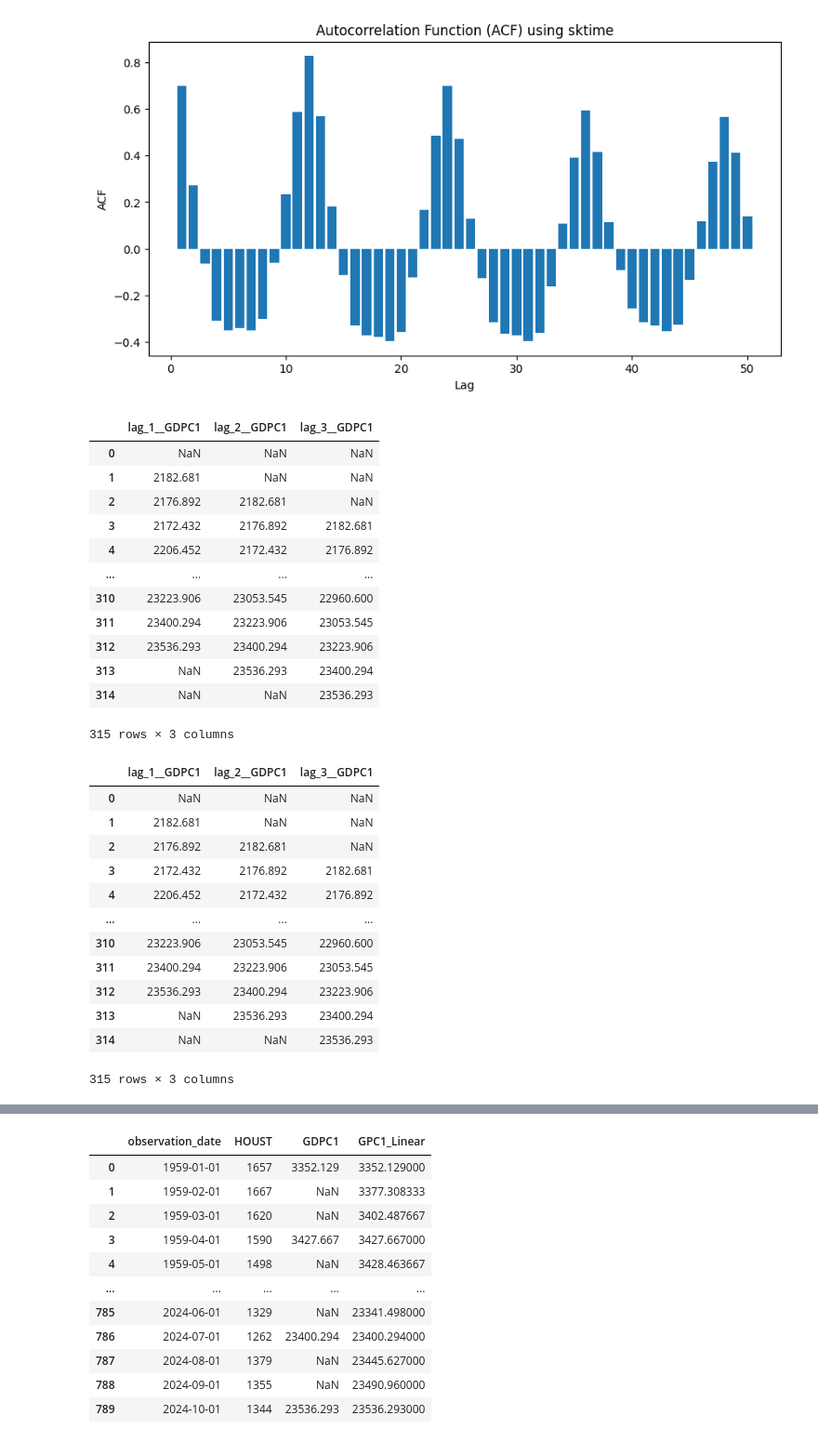
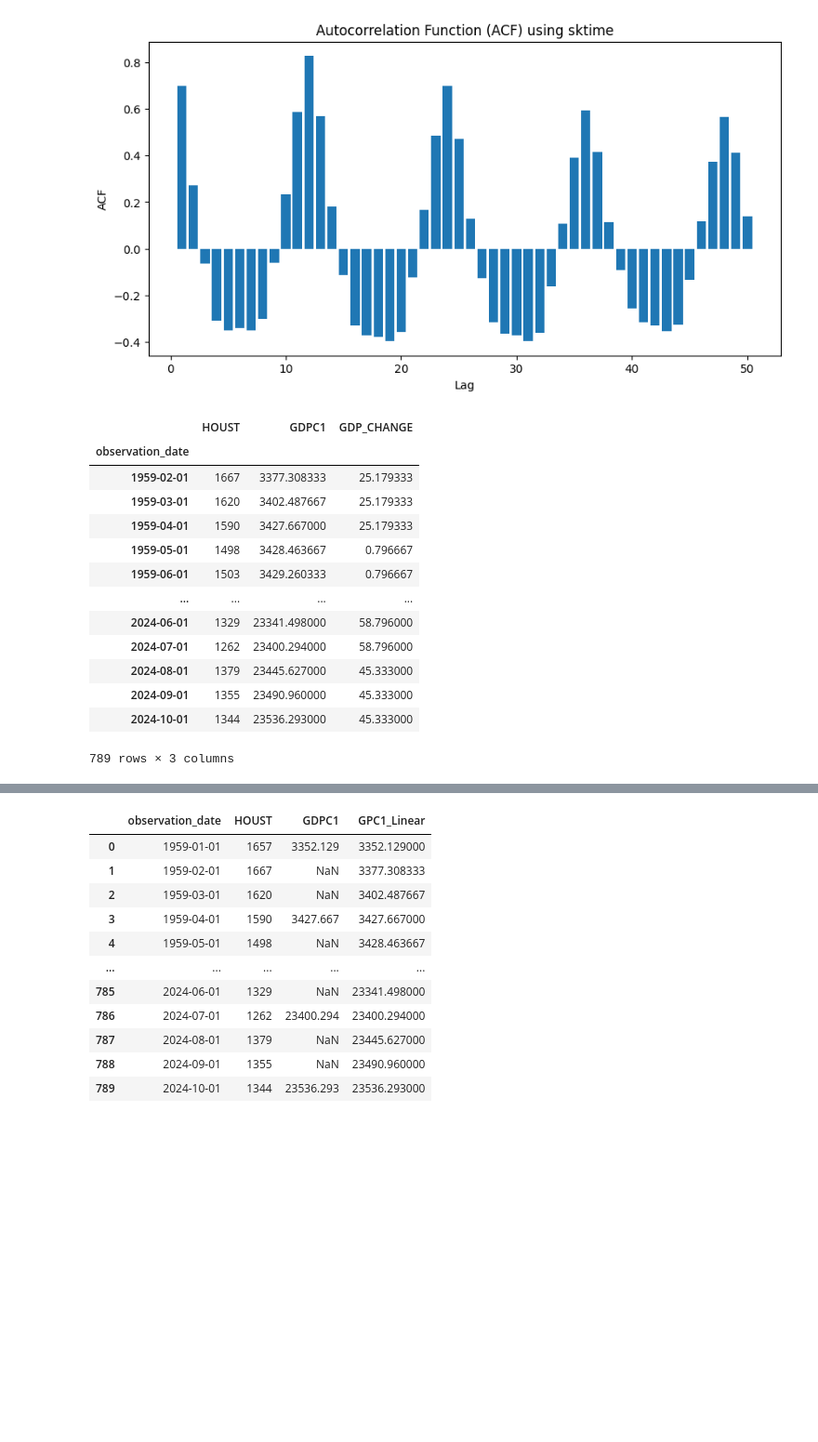
Before and after one commit to venkateshsoundar/DATA607W2025, a Jupyter notebook: lecture09.ipynb, the cells around one changed output, grey strips where cells are left out. Shown at 93% size. Saved outputs shown, nothing was run; the diff lists cells and outputs as text; code cells hidden in the pictures; blank space fills up the shorter version.

```diff
--- a/lecture09.ipynb
+++ b/lecture09.ipynb
@@ -148,37 +147,0 @@ gdpc1 = pd.read_csv("~/Downloads/GDPC1.csv", parse_dates=["observation_date"])
-# %%
-from sktime.transformations.series.lag import Lag
-
-# Create lagged versions of 'other_series'
-lag_transformer = Lag(lags=np.arange(3) + 1)  # Check past & future lags
-lagged_series = lag_transformer.fit_transform(gdpc1["GDPC1"])
-display(lagged_series)
-# Compute correlation
-# correlations = [houst["HOUST"].corr(lagged_series[f"lag_{lag}__GDPC1"]) for lag in np.arange(50)]
-# correlations
-# %% [output]
-|  | lag_1__GDPC1 | lag_2__GDPC1 | lag_3__GDPC1 |
-| 0 | NaN | NaN | NaN |
-| 1 | 2182.681 | NaN | NaN |
-| 2 | 2176.892 | 2182.681 | NaN |
-| 3 | 2172.432 | 2176.892 | 2182.681 |
-| 4 | 2206.452 | 2172.432 | 2176.892 |
-| ... | ... | ... | ... |
-| 310 | 23223.906 | 23053.545 | 22960.600 |
-| 311 | 23400.294 | 23223.906 | 23053.545 |
-| 312 | 23536.293 | 23400.294 | 23223.906 |
-| 313 | NaN | 23536.293 | 23400.294 |
-| 314 | NaN | NaN | 23536.293 |
-315 rows × 3 columns
-|  | lag_1__GDPC1 | lag_2__GDPC1 | lag_3__GDPC1 |
-| 0 | NaN | NaN | NaN |
-| 1 | 2182.681 | NaN | NaN |
-| 2 | 2176.892 | 2182.681 | NaN |
-| 3 | 2172.432 | 2176.892 | 2182.681 |
-| 4 | 2206.452 | 2172.432 | 2176.892 |
-| ... | ... | ... | ... |
-| 310 | 23223.906 | 23053.545 | 22960.600 |
-| 311 | 23400.294 | 23223.906 | 23053.545 |
-| 312 | 23536.293 | 23400.294 | 23223.906 |
-| 313 | NaN | 23536.293 | 23400.294 |
-| 314 | NaN | NaN | 23536.293 |
-315 rows × 3 columns
@@ -186,0 +148,21 @@ df = houst.merge(gdpc1, how="left", on="observation_date").copy()
+# %%
+df = pd.concat([houst, gdpc1], axis=1)
+df["GDPC1"] = df["GDPC1"].interpolate(method="linear")
+df["GDP_CHANGE"] = df["GDPC1"].diff()
+df = df.dropna().iloc[:-4]
+df
+# %% [output]
+|  | HOUST | GDPC1 | GDP_CHANGE |
+| observation_date |  |  |  |
+| 1959-02-01 | 1667 | 3377.308333 | 25.179333 |
+| 1959-03-01 | 1620 | 3402.487667 | 25.179333 |
+| 1959-04-01 | 1590 | 3427.667000 | 25.179333 |
+| 1959-05-01 | 1498 | 3428.463667 | 0.796667 |
+| 1959-06-01 | 1503 | 3429.260333 | 0.796667 |
+| ... | ... | ... | ... |
+| 2024-06-01 | 1329 | 23341.498000 | 58.796000 |
+| 2024-07-01 | 1262 | 23400.294000 | 58.796000 |
+| 2024-08-01 | 1379 | 23445.627000 | 45.333000 |
+| 2024-09-01 | 1355 | 23490.960000 | 45.333000 |
+| 2024-10-01 | 1344 | 23536.293000 | 45.333000 |
+789 rows × 3 columns
```
Also changed, not shown: parts of 8 cells of this notebook, 6 other files.
